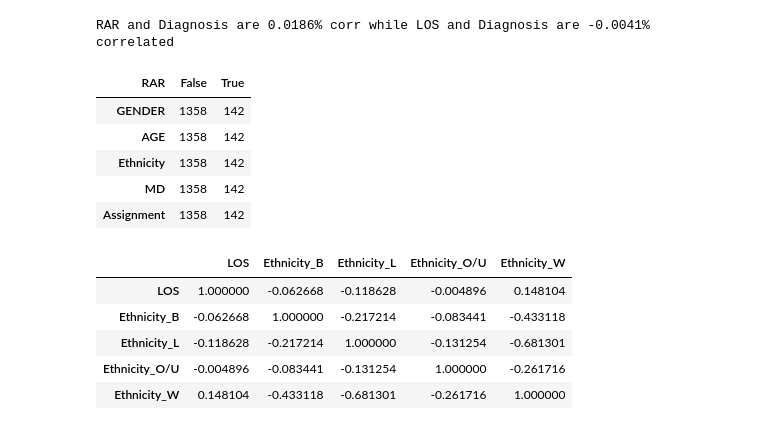
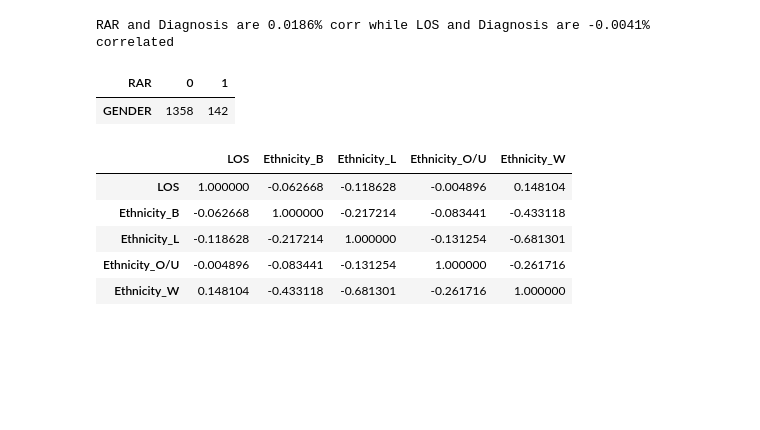
Before and after one commit to olsonperrensen/MLcomposer, a Jupyter notebook: Feature engineering.ipynb, the cells around one changed output. Saved outputs shown, nothing was run; the diff lists cells and outputs as text; code cells hidden in the pictures; blank space fills up the shorter version.

```diff
--- a/Feature engineering.ipynb
+++ b/Feature engineering.ipynb
@@ -107,9 +107,6 @@ plt.xticks(rotation=90);
 from sklearn.preprocessing import OrdinalEncoder
 
 df['Diagnosis'] = OrdinalEncoder().fit_transform(df['Diagnosis'].to_numpy().reshape(-1,1))
-df['Diagnosis'] = df['Diagnosis'].astype(int)
-df['LOS'] = df['LOS'].astype(int)
-df['RAR'] = df['RAR'].astype(bool)
 corr_rar = np.around(df['RAR'].corr(df['Diagnosis']),4)
 corr_los = np.around(df['LOS'].corr(df['Diagnosis']),4)
 print(f'RAR and Diagnosis are {corr_rar}% corr while LOS and Diagnosis are {corr_los}% correlated')
@@ -119,14 +116,10 @@ df.drop('Diagnosis',axis=1,inplace=True)
 # %% [output]
 RAR and Diagnosis are 0.0186% corr while LOS and Diagnosis are -0.0041% correlated
 # %%
-df.groupby(['RAR']).count().transpose().head()
+df.groupby(['RAR']).count().transpose().head(1)
 # %% [output]
-| RAR | False | True |
+| RAR | 0 | 1 |
 | GENDER | 1358 | 142 |
-| AGE | 1358 | 142 |
-| Ethnicity | 1358 | 142 |
-| MD | 1358 | 142 |
-| Assignment | 1358 | 142 |
 # %%
 # Looking at more columns for influence...
 # White patients tend to vary most and have on avg the majority of LOS
```
Also changed, not shown: parts of 10 cells of this notebook.
